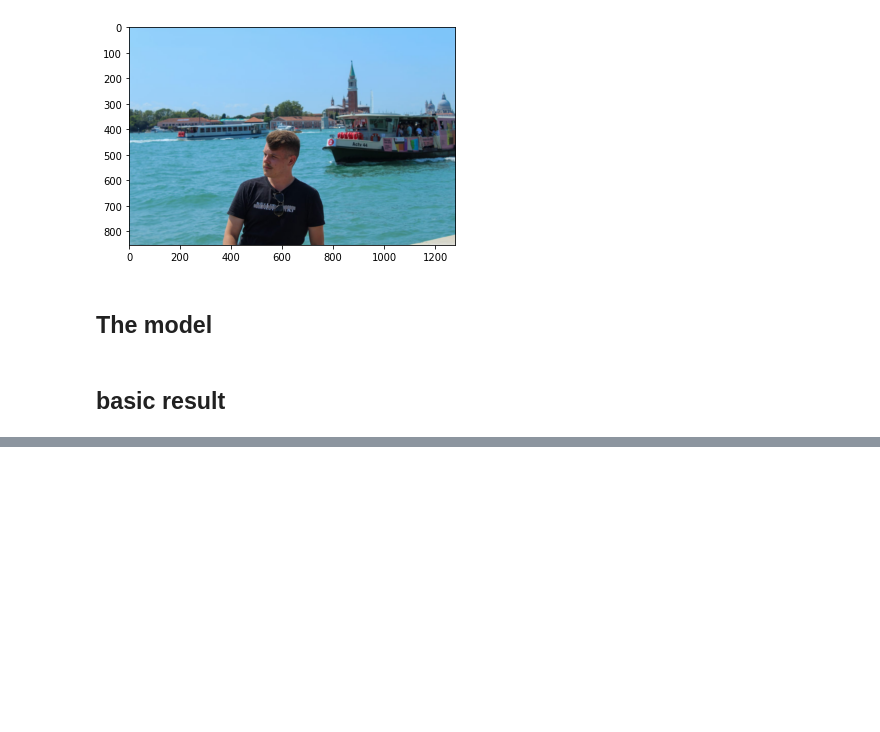
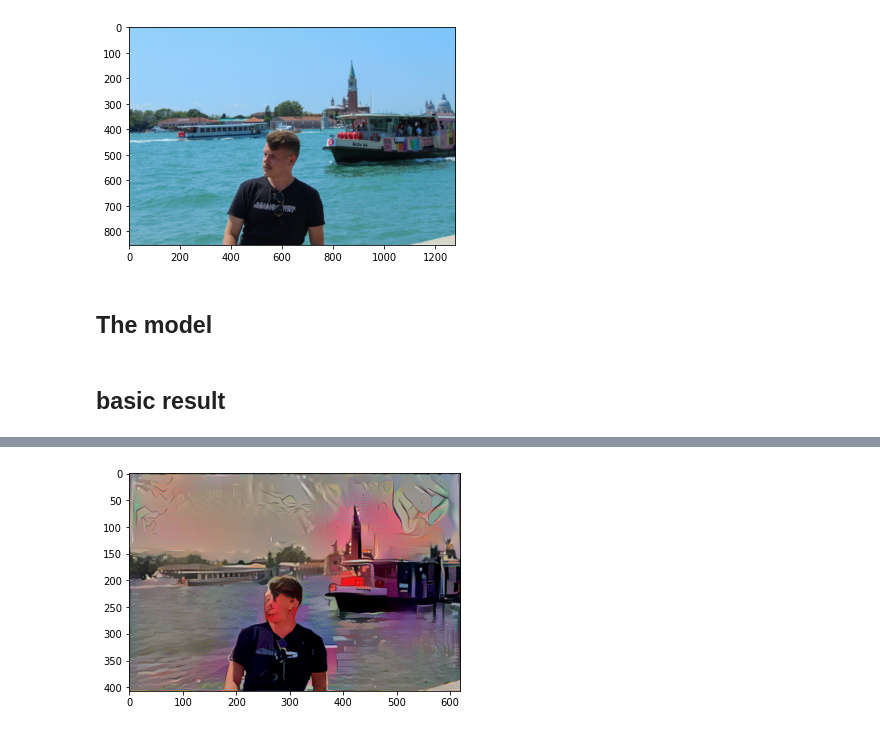
Before and after one commit to vicotrbb/data_science, a Jupyter notebook: machine_learning/neural_networks/image_style_transfer_neural_network.ipynb, the cells around one changed output, grey strips where cells are left out. Drawn from its saved outputs; the diff is of its cells as text; code cells hidden in the pictures; blank space fills up the shorter version.

```diff
--- a/machine_learning/neural_networks/image_style_transfer_neural_network.ipynb
+++ b/machine_learning/neural_networks/image_style_transfer_neural_network.ipynb
@@ -88,12 +88,12 @@ def style_cost(model, style_layer):
     cost+= weights*single_style_cost(gen_im,st_im)
   return cost
 # %%
-def display_image(image):
+def display_image(image, path_to_save):
     MEANS = np.array([123.68, 116.779, 103.939]).reshape((1,1,1,3))
     image = image + MEANS
     image = np.clip(image[0], 0, 255).astype('uint8')
     plt.imshow(image)
-    imageio.imwrite('output1.jpg', image)
+    imageio.imwrite(path_to_save, image)
 # %%
 def get_model(path):
   with zipfile.ZipFile(path, 'r') as zip_ref:
@@ -108,8 +108,8 @@ class CONFIG:
   NOISE_RATIO = 0.6
   MEANS = np.array([123.68, 116.779, 103.939]).reshape((1,1,1,3))
   VGG_MODEL = 'pretrained-model/imagenet-vgg-verydeep-19.mat' # Pick the VGG 19-layer model by from the paper "Very Deep Convolutional Networks for Large-Scale Image Recognition".
-  STYLE_IMAGE = 'images/stone_style.jpg' # Style image to use.
-  CONTENT_IMAGE = 'images/content300.jpg' # Content image to use.
+  STYLE_IMAGE = style_path
+  CONTENT_IMAGE = content_path
   OUTPUT_DIR = 'output/'
 
 def load_vgg_model(path):
@@ -260,7 +260,7 @@ def reshape_and_normalize_image(image):
 def save_image(path, image):
   image = image + CONFIG.MEANS
   image = np.clip(image[0], 0, 255).astype('uint8')
-  scipy.misc.imsave(path, image)
+  scipy.imsave(path, image)
 # %% [markdown]
 ## The model
 # %%
@@ -302,10 +302,10 @@ def model_nn(sess,content_path, style_path, num_iterations = 2000, learning_rate
   total_cost = alpha*con_cost + beta*sty_cost
 
   #defining optimizer
-  opt = tf.optimizers.Adam(learning_rate)
-  train_step = opt.minimize(total_cost, var_list=[con_cost, sty_cost])
+  opt = tf.compat.v1.train.AdamOptimizer(learning_rate)
+  train_step = opt.minimize(total_cost)
 
-  sess.run(tf.global_variables_initializer())
+  sess.run(tf.compat.v1.global_variables_initializer())
 
   sess.run(model['input'].assign(input_image))
 
@@ -334,7 +334,7 @@ def model_nn(sess,content_path, style_path, num_iterations = 2000, learning_rate
 # %% [markdown]
 ## basic result
 # %%
-output_img = model_nn(sess=sess, content_path=content_path, style_path=style_path)
+output_img = model_nn(sess=sess, content_path=content_path, style_path=style_path, num_iterations=2000, learning_rate = 2.5, alpha=10, beta = 1e-12)
 # %% [output]
 (1, 407, 620, 3)
 (1, 407, 620, 3)
@@ -343,0 +356,4 @@ display_image(output_img)
+# %%
+display_image(output_img, 'drive/My Drive/image_style_transfer/outputs/try-07.jpg')
+# %% [output]
+[figure, added]
```
Also changed, not shown: parts of 2 cells of this notebook.
